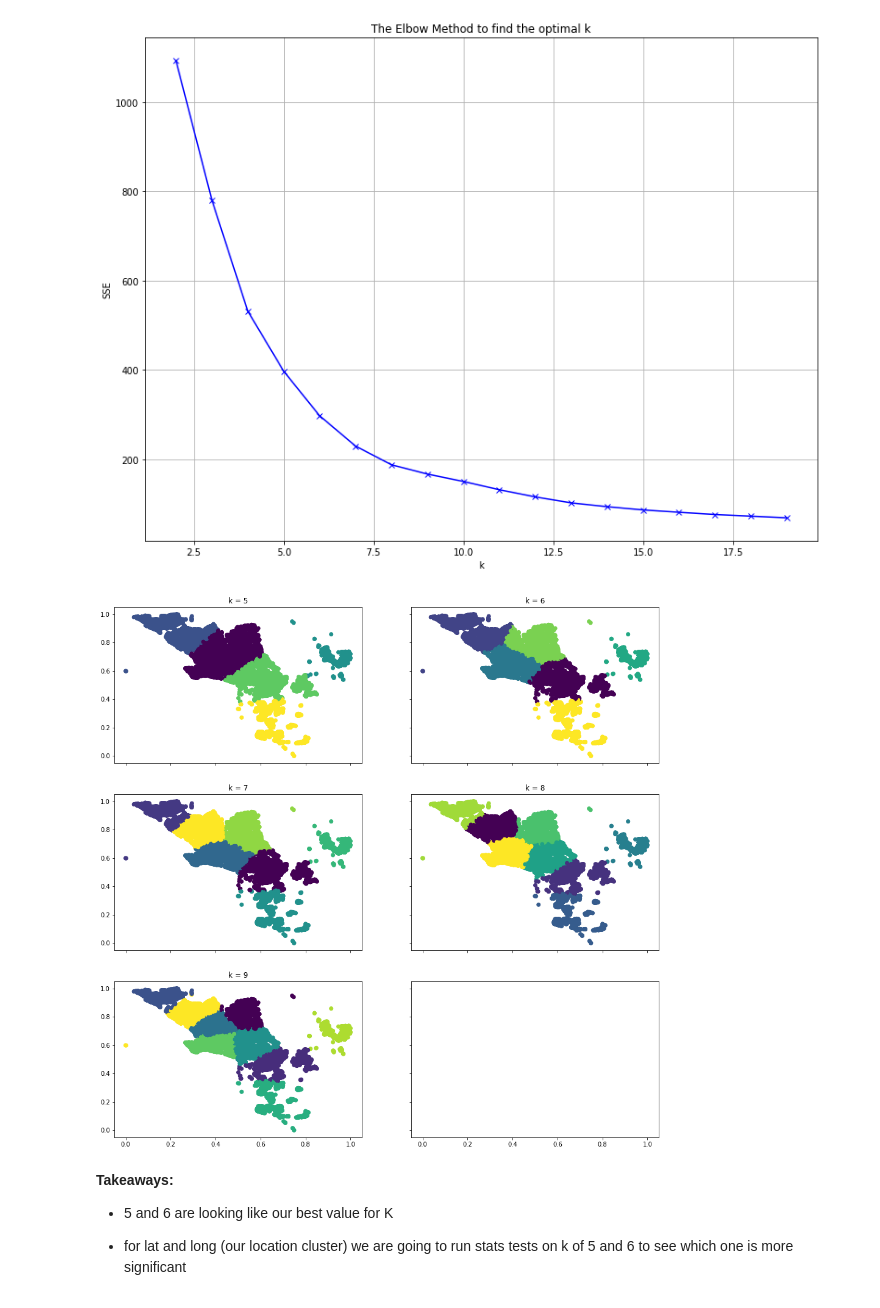
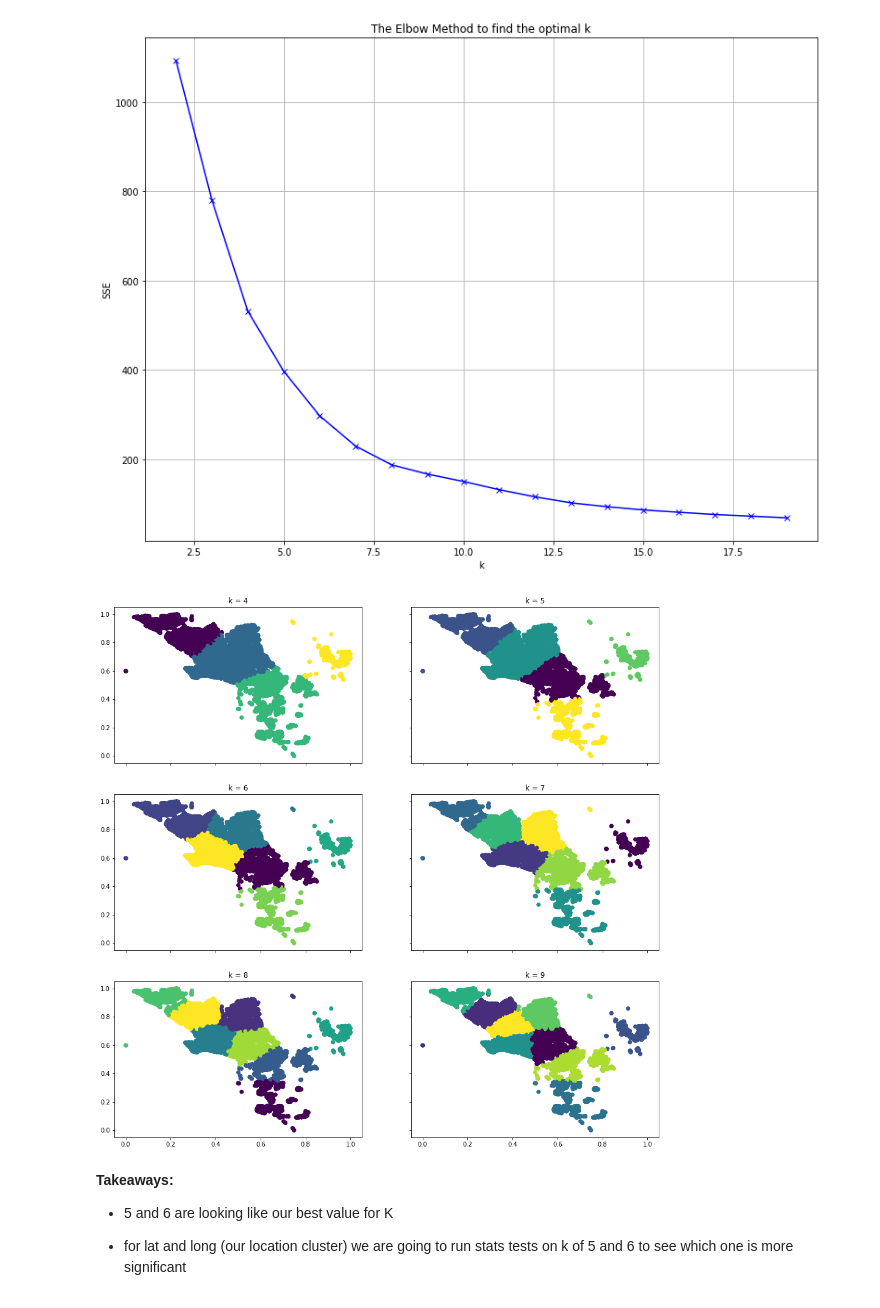
Before and after one commit to zillow-willow/zillow_clustering, a Jupyter notebook: zillow_logerror_report.ipynb, the cells around one changed output. Cells and saved outputs as stored; diff of their text form; code cells hidden in the pictures.

```diff
--- a/zillow_logerror_report.ipynb
+++ b/zillow_logerror_report.ipynb
@@ -340,9 +340,9 @@ explore.find_optimal_k(location_cluster)
 [figure]
 # %%
 #Take a closer look at k values 5-9
-explore.elbow_k_means_plots_2_vars(5, 10, location_cluster)
+explore.elbow_k_means_plots_2_vars(4, 10, location_cluster)
 # %% [output]
-[figure, old version]
+[figure, new version]
 # %% [markdown]
 **Takeaways:**
 - 5 and 6 are looking like our best value for K
```
Also changed, not shown: parts of 3 cells of this notebook.
